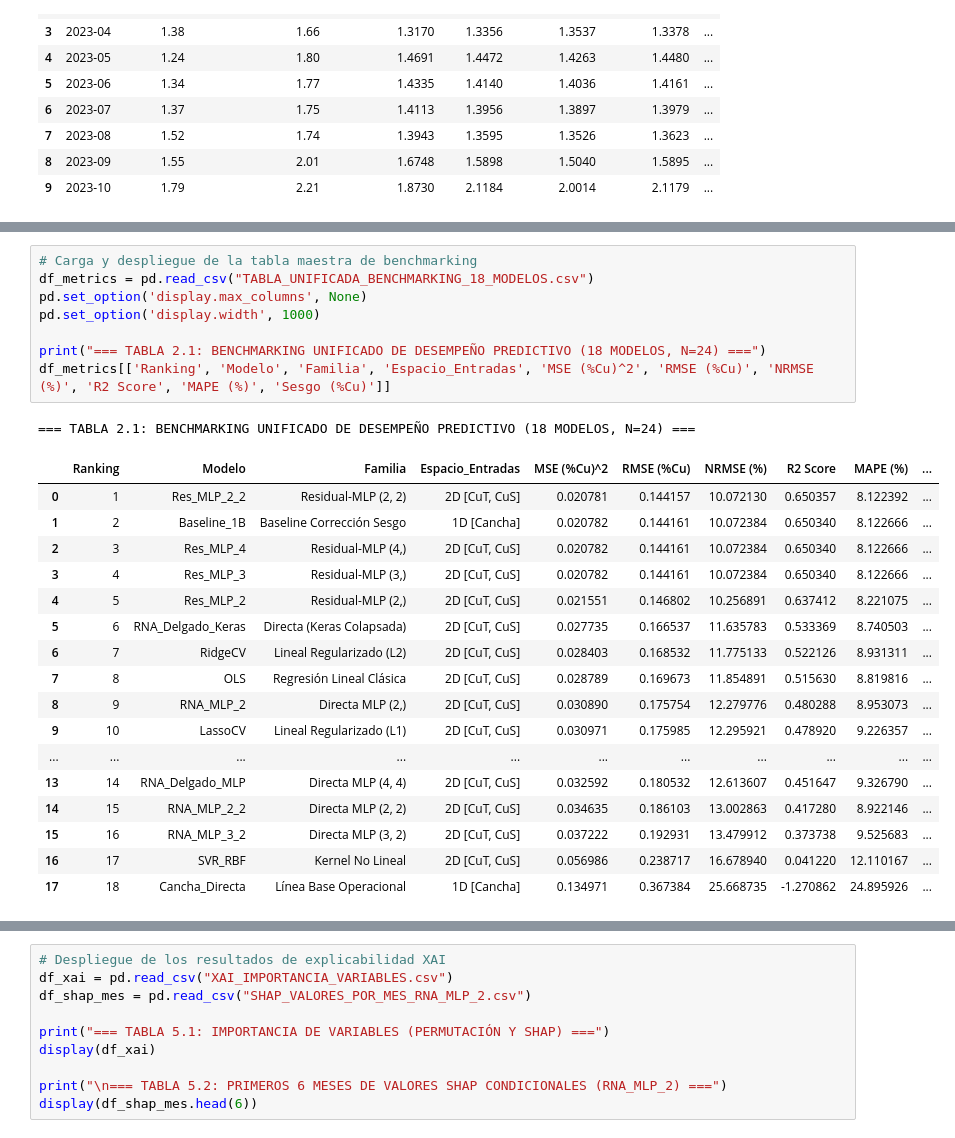
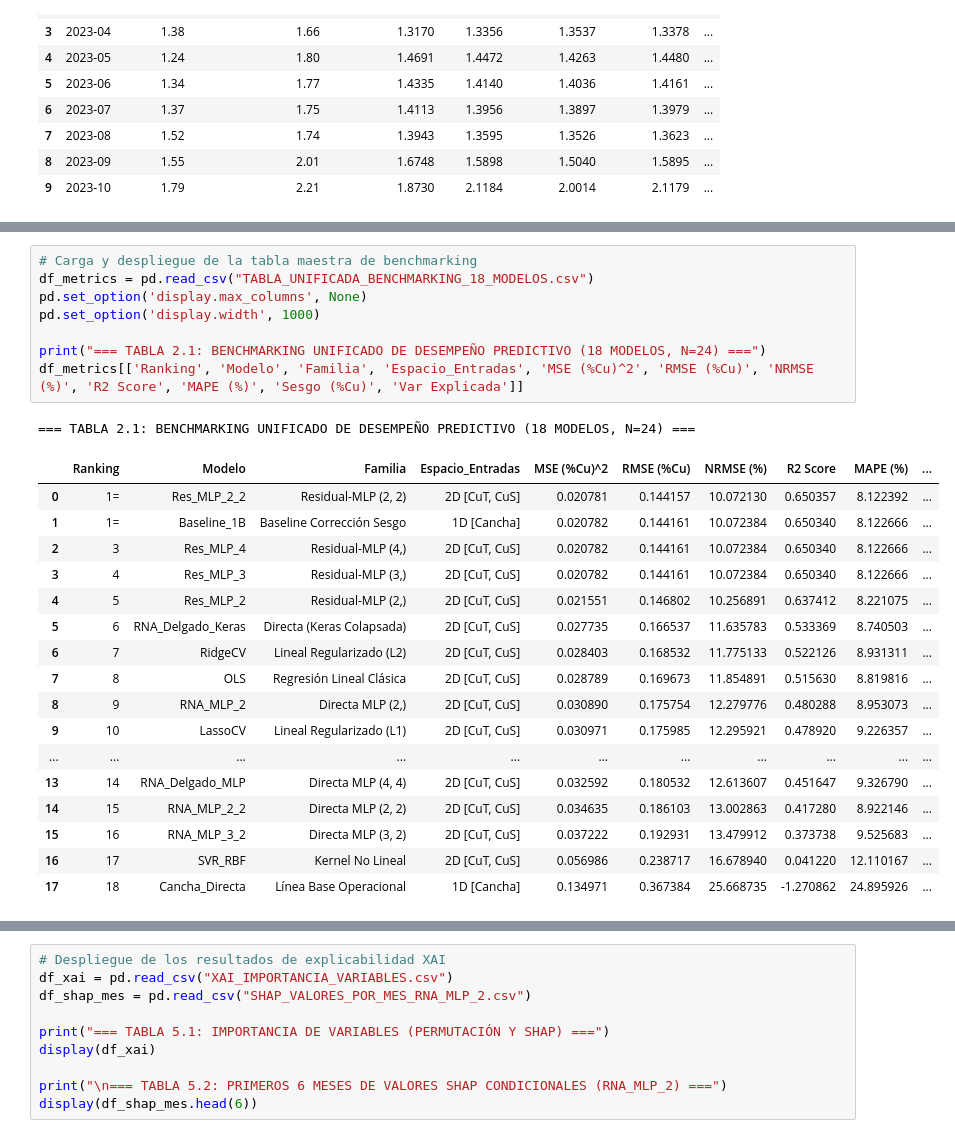
Before and after one commit to guerrafmaturana-arch/TESIS, a Jupyter notebook: BLOQUE_4/04_validacion_residuos_xai.ipynb, the cells around one changed output, grey strips where cells are left out. Drawn from its saved outputs; the diff is of its cells as text.

```diff
--- a/BLOQUE_4/04_validacion_residuos_xai.ipynb
+++ b/BLOQUE_4/04_validacion_residuos_xai.ipynb
@@ -97,16 +102,16 @@ $$\text{MSE} = \frac{1}{N}\sum_{k=1}^N (y_k - \hat{y}_k)^2, \qquad \text{RMSE} =
 # %%
 # Carga y despliegue de la tabla maestra de benchmarking
 df_metrics = pd.read_csv("TABLA_UNIFICADA_BENCHMARKING_18_MODELOS.csv")
 pd.set_option('display.max_columns', None)
 pd.set_option('display.width', 1000)
 
 print("=== TABLA 2.1: BENCHMARKING UNIFICADO DE DESEMPEÑO PREDICTIVO (18 MODELOS, N=24) ===")
-df_metrics[['Ranking', 'Modelo', 'Familia', 'Espacio_Entradas', 'MSE (%Cu)^2', 'RMSE (%Cu)', 'NRMSE (%)', 'R2 Score', 'MAPE (%)', 'Sesgo (%Cu)']]
+df_metrics[['Ranking', 'Modelo', 'Familia', 'Espacio_Entradas', 'MSE (%Cu)^2', 'RMSE (%Cu)', 'NRMSE (%)', 'R2 Score', 'MAPE (%)', 'Sesgo (%Cu)', 'Var Explicada']]
 # %% [output]
 === TABLA 2.1: BENCHMARKING UNIFICADO DE DESEMPEÑO PREDICTIVO (18 MODELOS, N=24) ===
 |  | Ranking | Modelo | Familia | Espacio_Entradas | MSE (%Cu)^2 | RMSE (%Cu) | NRMSE (%) | R2 Score | MAPE (%) | ... |
-| 0 | 1 | Res_MLP_2_2 | Residual-MLP (2, 2) | 2D [CuT, CuS] | 0.020781 | 0.144157 | 10.072130 | 0.650357 | 8.122392 | ... |
-| 1 | 2 | Baseline_1B | Baseline Corrección Sesgo | 1D [Cancha] | 0.020782 | 0.144161 | 10.072384 | 0.650340 | 8.122666 | ... |
+| 0 | 1= | Res_MLP_2_2 | Residual-MLP (2, 2) | 2D [CuT, CuS] | 0.020781 | 0.144157 | 10.072130 | 0.650357 | 8.122392 | ... |
+| 1 | 1= | Baseline_1B | Baseline Corrección Sesgo | 1D [Cancha] | 0.020782 | 0.144161 | 10.072384 | 0.650340 | 8.122666 | ... |
 | 2 | 3 | Res_MLP_4 | Residual-MLP (4,) | 2D [CuT, CuS] | 0.020782 | 0.144161 | 10.072384 | 0.650340 | 8.122666 | ... |
 | 3 | 4 | Res_MLP_3 | Residual-MLP (3,) | 2D [CuT, CuS] | 0.020782 | 0.144161 | 10.072384 | 0.650340 | 8.122666 | ... |
 | 4 | 5 | Res_MLP_2 | Residual-MLP (2,) | 2D [CuT, CuS] | 0.021551 | 0.146802 | 10.256891 | 0.637412 | 8.221075 | ... |
```
Also changed, not shown: parts of 16 cells of this notebook, 18 other files.
